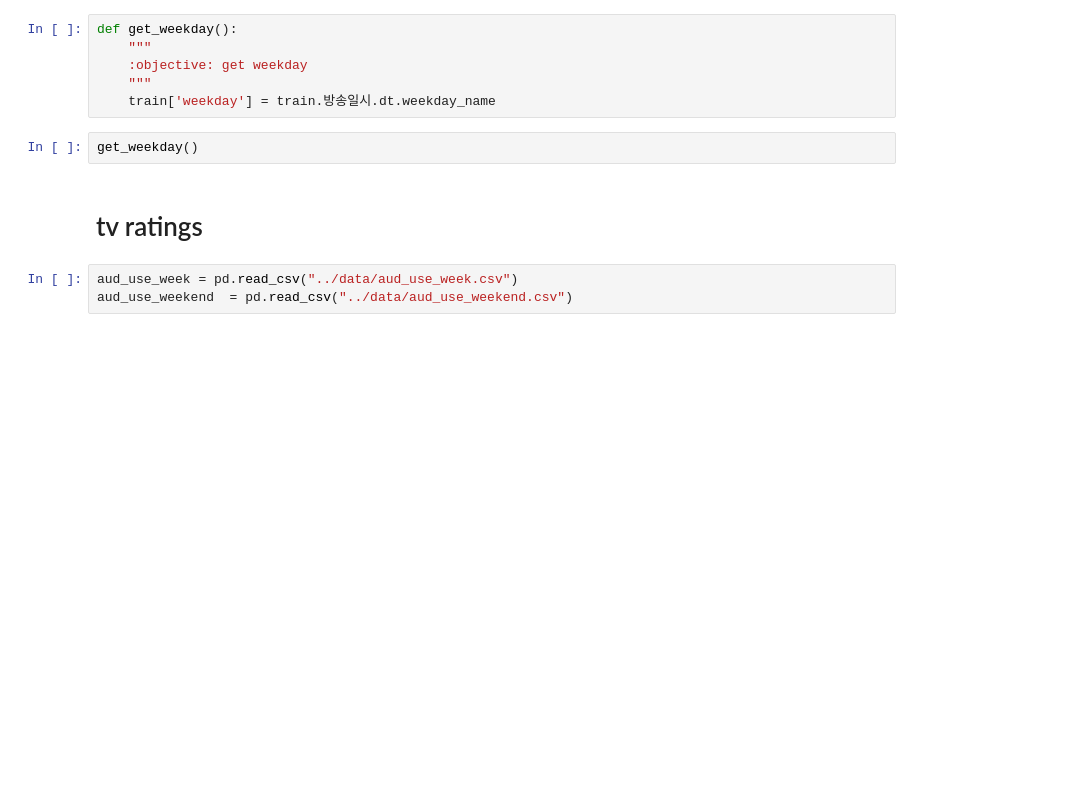
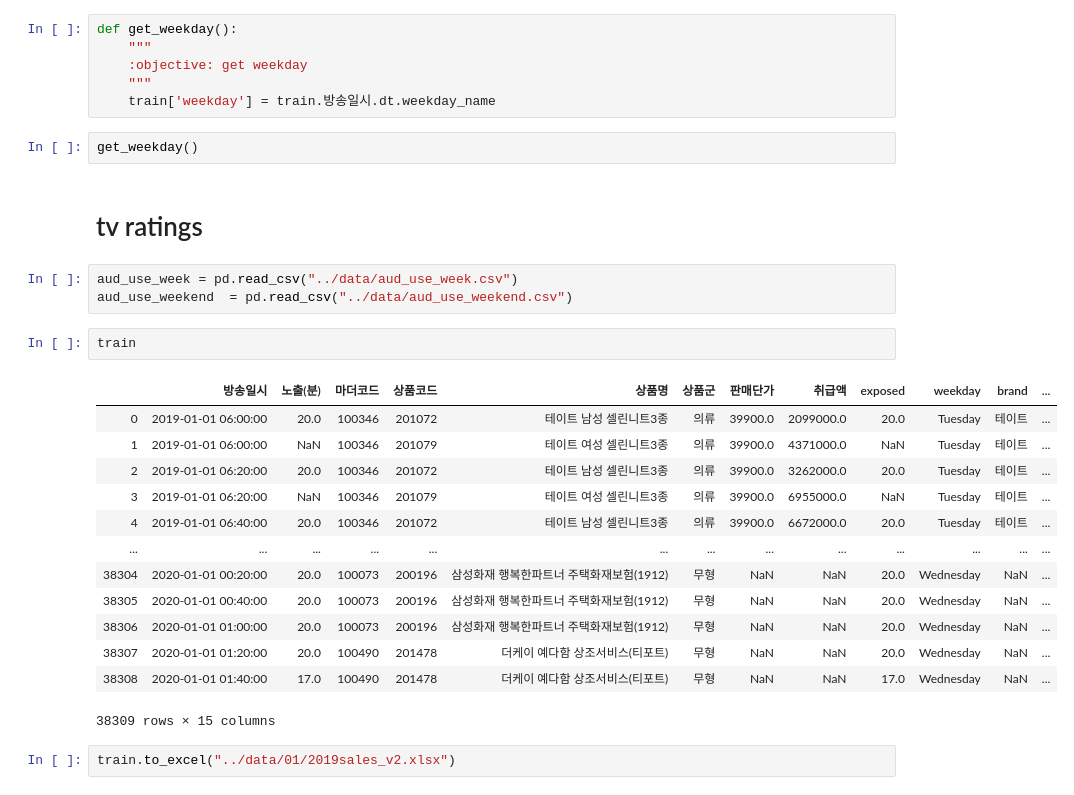
Before and after one commit to s-seo/bigcon_2020_mmmz, a Jupyter notebook: eda/features_sm.ipynb, the cells around one changed output. Saved outputs shown, nothing was run; the diff lists cells and outputs as text; blank space fills up the shorter version.

```diff
--- a/eda/features_sm.ipynb
+++ b/eda/features_sm.ipynb
@@ -421,3 +421,21 @@ get_weekday()
 # %%
 aud_use_week = pd.read_csv("../data/aud_use_week.csv")
 aud_use_weekend  = pd.read_csv("../data/aud_use_weekend.csv")
+# %%
+train
+# %% [output]
+|  | 방송일시 | 노출(분) | 마더코드 | 상품코드 | 상품명 | 상품군 | 판매단가 | 취급액 | exposed | weekday | brand | ... |
+| 0 | 2019-01-01 06:00:00 | 20.0 | 100346 | 201072 | 테이트 남성 셀린니트3종 | 의류 | 39900.0 | 2099000.0 | 20.0 | Tuesday | 테이트 | ... |
+| 1 | 2019-01-01 06:00:00 | NaN | 100346 | 201079 | 테이트 여성 셀린니트3종 | 의류 | 39900.0 | 4371000.0 | NaN | Tuesday | 테이트 | ... |
+| 2 | 2019-01-01 06:20:00 | 20.0 | 100346 | 201072 | 테이트 남성 셀린니트3종 | 의류 | 39900.0 | 3262000.0 | 20.0 | Tuesday | 테이트 | ... |
+| 3 | 2019-01-01 06:20:00 | NaN | 100346 | 201079 | 테이트 여성 셀린니트3종 | 의류 | 39900.0 | 6955000.0 | NaN | Tuesday | 테이트 | ... |
+| 4 | 2019-01-01 06:40:00 | 20.0 | 100346 | 201072 | 테이트 남성 셀린니트3종 | 의류 | 39900.0 | 6672000.0 | 20.0 | Tuesday | 테이트 | ... |
+| ... | ... | ... | ... | ... | ... | ... | ... | ... | ... | ... | ... | ... |
+| 38304 | 2020-01-01 00:20:00 | 20.0 | 100073 | 200196 | 삼성화재 행복한파트너 주택화재보험(1912) | 무형 | NaN | NaN | 20.0 | Wednesday | NaN | ... |
+| 38305 | 2020-01-01 00:40:00 | 20.0 | 100073 | 200196 | 삼성화재 행복한파트너 주택화재보험(1912) | 무형 | NaN | NaN | 20.0 | Wednesday | NaN | ... |
+| 38306 | 2020-01-01 01:00:00 | 20.0 | 100073 | 200196 | 삼성화재 행복한파트너 주택화재보험(1912) | 무형 | NaN | NaN | 20.0 | Wednesday | NaN | ... |
+| 38307 | 2020-01-01 01:20:00 | 20.0 | 100490 | 201478 | 더케이 예다함 상조서비스(티포트) | 무형 | NaN | NaN | 20.0 | Wednesday | NaN | ... |
+| 38308 | 2020-01-01 01:40:00 | 17.0 | 100490 | 201478 | 더케이 예다함 상조서비스(티포트) | 무형 | NaN | NaN | 17.0 | Wednesday | NaN | ... |
+38309 rows × 15 columns
+# %%
+train.to_excel("../data/01/2019sales_v2.xlsx")
```
Also changed, not shown: 2 other files.
